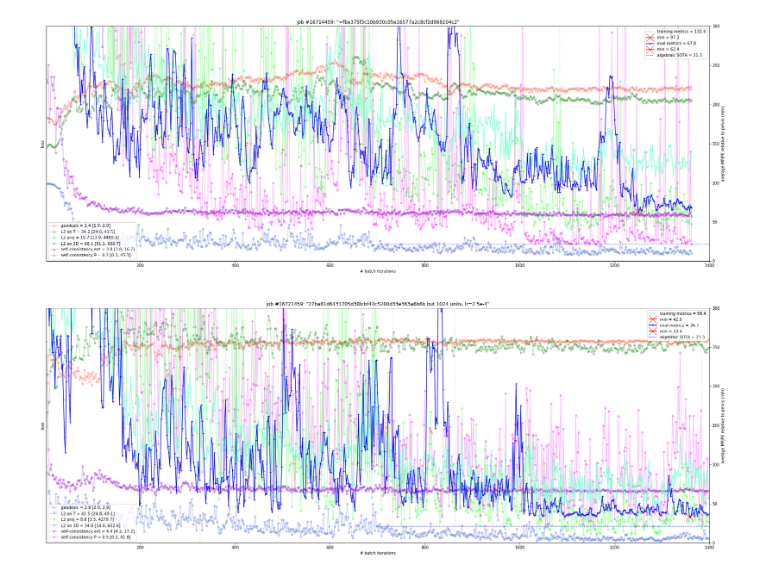
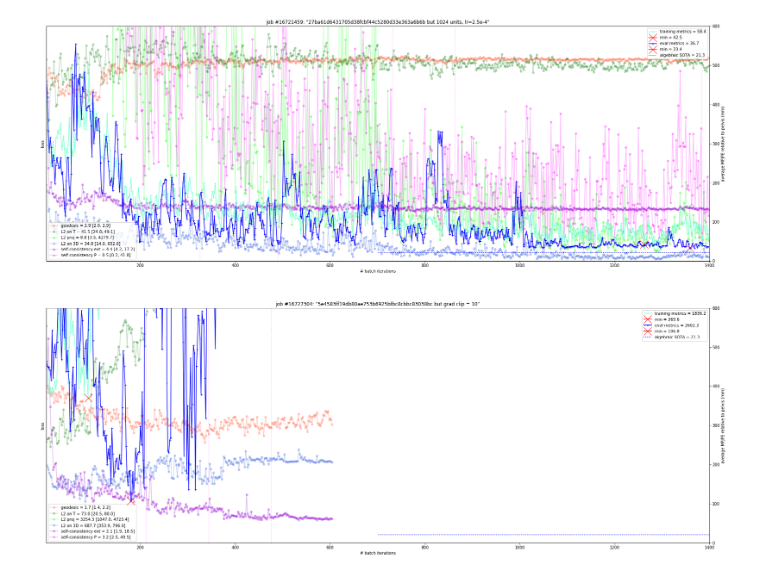
Before and after one commit to karfly/learnable-triangulation-pytorch, a Jupyter notebook: tom.ipynb, the cells around one changed output. Cells and saved outputs as stored; diff of their text form; code cells hidden in the pictures.

```diff
--- a/tom.ipynb
+++ b/tom.ipynb
@@ -57,19 +56,19 @@ def plot_jobs(jobs, titles, training_batch_size=8, metrics_ylim=[0, 1e2], n_max_
 # %%
 jobs = list(zip(*[
     # SOTA superv R|t
     #('16647158', '=16640073, 10% dataset'),
 
     # SOTA superv R|t (pelvis sitting on origin => predict just d)
     #('16700068', '=1ac51aa18715346b37153df517d7e9fb94c23ec6 but with Rod'),  # 16700001 with 6D
 
     # SOTA unsuperv R|t (pelvis sitting on origin)
     #('16712639', '=6db8028fad6b731816d08678900ca14b94f57dab but no KP centering'),  # 16711084
 
     # SOTA unsuperv 3D, R|t (pelvis sitting on origin)
     ('16721459', '27ba61d6431705d38fcbf44c5280d33e363a6b6b but 1024 units, lr=2.5e-4'),
-    ('', ''),
+    ('16727304', '5e4583ff19db80ae753b6925bfbc8cbbc83038bc but grad clip = 10'),  # WTF val 16725541
 ]))
 
-plot_jobs(jobs[0], jobs[1], metrics_ylim=[0, 3e2], n_max_epochs=7e2)
+plot_jobs(jobs[0], jobs[1], metrics_ylim=[0, 6e2], n_max_epochs=7e2)
 # %% [output]
-[figure, old version]
+[figure, new version]
```
Also changed, not shown: parts of 1 cell of this notebook, 7 other files.
